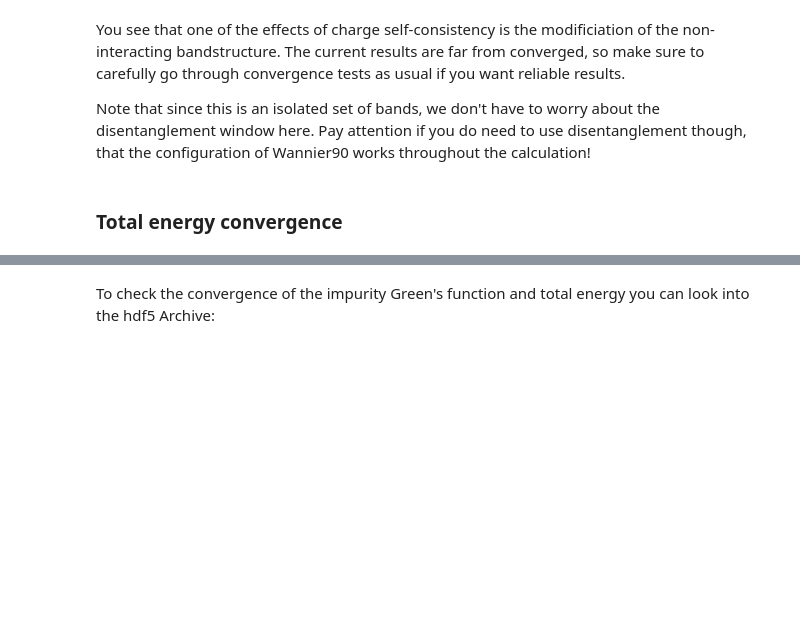
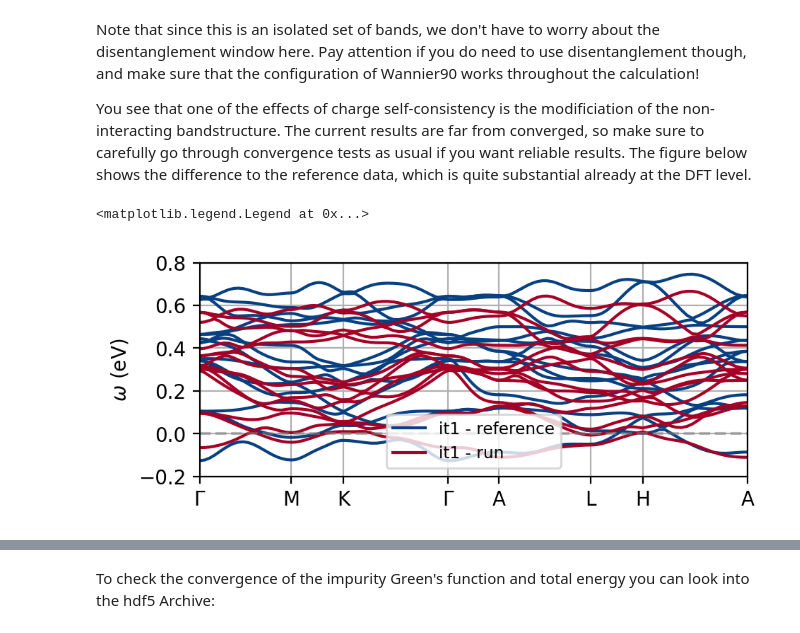
Before and after one commit to TRIQS/solid_dmft, a Jupyter notebook: doc/tutorials/Ce2O3_csc_w90/tutorial.ipynb, the cells around one changed output, grey strips where cells are left out. Cells and saved outputs as stored; diff of their text form; code cells hidden in the pictures; blank space fills up the shorter version.

```diff
--- a/doc/tutorials/Ce2O3_csc_w90/tutorial.ipynb
+++ b/doc/tutorials/Ce2O3_csc_w90/tutorial.ipynb
@@ -169,6 +194,38 @@ Starting serial run at: 2022-02-22 16:08:24.688164
 # %% [markdown]
-You see that one of the effects of charge self-consistency is the modificiation of the non-interacting bandstructure. The current results are far from converged, so make sure to carefully go through convergence tests as usual if you want reliable results.
+Note that since this is an isolated set of bands, we don't have to worry about the disentanglement window here. Pay attention if you do need to use disentanglement though, and make sure that the configuration of Wannier90 works throughout the calculation!
 
-Note that since this is an isolated set of bands, we don't have to worry about the disentanglement window here. Pay attention if you do need to use disentanglement though, that the configuration of Wannier90 works throughout the calculation!
+You see that one of the effects of charge self-consistency is the modificiation of the non-interacting bandstructure. The current results are far from converged, so make sure to carefully go through convergence tests as usual if you want reliable results. The figure below shows the difference to the reference data, which is quite substantial already at the DFT level.
-# %% [markdown]
-### Total energy convergence
+# %%
+fig, ax = plt.subplots(1, 1, figsize=(5,2), dpi=200)
+
+e_fermi_ref = [14.7437]
+for (fermi, n_iter, path, cycle, label) in [(e_fermi_ref, [1], path_ref, cm.GnBu_r, 'reference'), (e_fermi_run, [1], path_run, cm.RdYlBu, 'run')]:
+
+    col_it = np.linspace(0, 1, len(n_iter))
+    for ct, it in enumerate(n_iter):
+
+        # compute TB model
+        h_loc_add = - fermi[ct] * np.eye(n_bnd) # to center bands around 0
+        tb = TB_from_wannier90(path=path, seed=f'ce2o3_it{it}', extend_to_spin=False, add_local=h_loc_add)
+
+        # compute dispersion on specified path
+        k_vec, k_1d = k_space_path(k_path, num=n_k, bz=tb.bz)
+        e_val = tb.dispersion(k_vec)
+        special_k = np.append(k_1d[0::n_k], k_1d[-1::])
+
+        # plot
+        for band in range(n_bnd):
+            ax.plot(k_1d, e_val[:,band].real, c=cycle(col_it[ct]), label=f'it{it} - {label}' if band == 0 else '')
+
+
+ax.axhline(y=0,zorder=2,color='gray',alpha=0.5,ls='--')
+ax.set_ylim(-0.2,0.8)
+ax.grid(zorder=0)
+ax.set_xticks(special_k)
+ax.set_xticklabels([r'$\Gamma$', 'M', 'K', r'$\Gamma$', 'A', 'L', 'H', 'A'])
+ax.set_xlim([special_k.min(), special_k.max()])
+ax.set_ylabel(r'$\omega$ (eV)')
+ax.legend(fontsize='small')
+# %% [output]
+<matplotlib.legend.Legend at 0x...>
+[figure, added]
```
Also changed, not shown: parts of 18 cells of this notebook, 5 other files.
